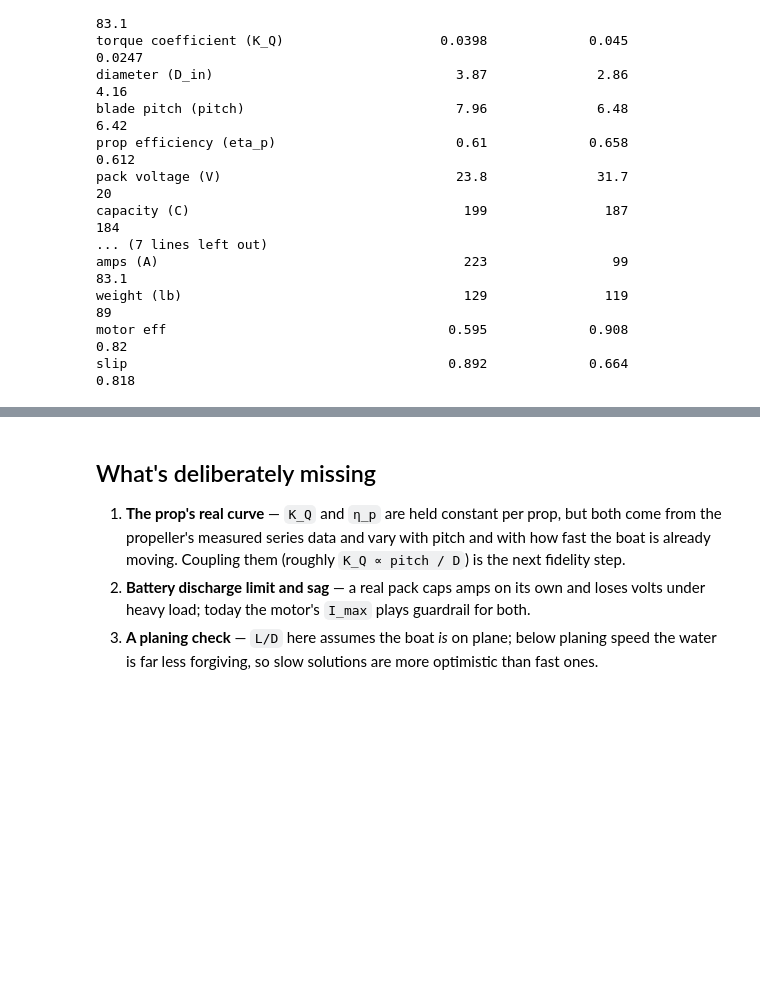
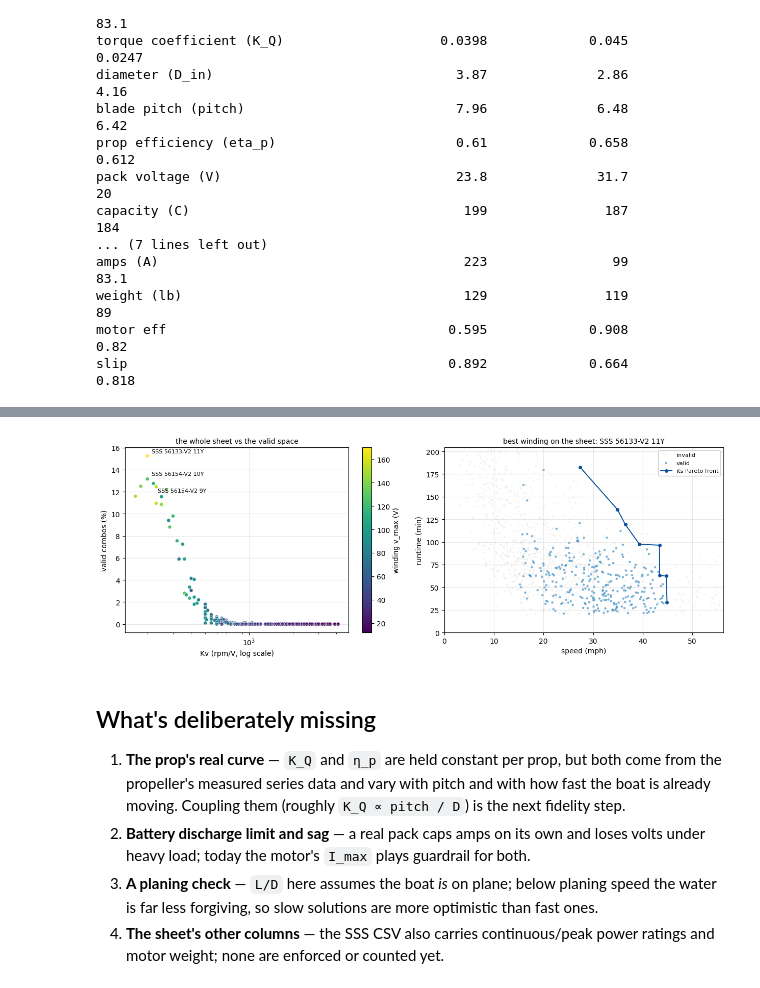
Before and after one commit to MarMar888/hav, a Jupyter notebook: optimization/willmarley.ipynb, the cells around one changed output, grey strips where cells are left out. Cells and saved outputs as stored; diff of their text form; code cells hidden in the pictures; blank space fills up the shorter version.

```diff
--- a/optimization/willmarley.ipynb
+++ b/optimization/willmarley.ipynb
@@ -679,3 +758,42 @@ slip                                         0.892             0.664
+# %%
+# the catalog in one picture, and what the best winding on the sheet can actually do
+fig, (ax1, ax2) = plt.subplots(1, 2, figsize=(12.5, 4.6))
+kv = np.array([s["m"]["Kv"] for s in summary])
+fr = np.array([s["frac"] for s in summary])
+vm = np.array([s["m"]["v_max"] for s in summary])
+sc = ax1.scatter(kv, fr * 100, c=vm, cmap="viridis", s=26, edgecolors="white", linewidths=0.4)
+ax1.set_xscale("log")
+for s, off in zip(summary[:3], [(6, 4), (6, 5), (6, -12)]):
+    ax1.annotate(s["m"]["name"], (s["m"]["Kv"], s["frac"] * 100),
+                 xytext=off, textcoords="offset points", fontsize=8)
+ax1.set_xlabel("Kv (rpm/V, log scale)"); ax1.set_ylabel("valid combos (%)")
+ax1.set_title("the whole sheet vs the valid space", fontsize=10)
+ax1.grid(alpha=0.3)
+fig.colorbar(sc, ax=ax1, label="winding v_max (V)")
+
+best = summary[0]["m"]
+res = run_winding(best)
+mphs = np.array([r["mph"] for r in res]); mins = np.array([r["minutes"] for r in res])
+okm = np.array([r["ok"] for r in res])
+ax2.scatter(mphs[~okm], mins[~okm], s=5, color="#d8d6cf", alpha=0.35, edgecolors="none", label="invalid")
+if okm.any():
+    ax2.scatter(mphs[okm], mins[okm], s=10, color="#4292c6", alpha=0.7, edgecolors="none", label="valid")
+    vi2 = np.where(okm)[0]
+    order2 = vi2[np.argsort(-mphs[vi2])]
+    front2, brt = [], -np.inf
+    for i in order2:
+        if mins[i] > brt:
+            front2.append(i); brt = mins[i]
+    ax2.plot(mphs[front2], mins[front2], "-o", color="#08519c", ms=4, lw=1.4, label="its Pareto front")
+    ax2.set_ylim(0, mins[okm].max() * 1.12)
+ax2.set_xlim(0, SANITY["max_speed_mph"] * 1.25)
+ax2.set_xlabel("speed (mph)"); ax2.set_ylabel("runtime (min)")
+ax2.set_title(f"best winding on the sheet: {best['name']}", fontsize=10)
+ax2.legend(loc="upper right", fontsize=8, framealpha=1)
+ax2.grid(alpha=0.3)
+plt.tight_layout(); plt.show()
+# %% [output]
+[figure, added]
 # %% [markdown]
 ## What's deliberately missing
 
@@ -686,3 +804,5 @@ slip                                         0.892             0.664
    under heavy load; today the motor's `I_max` plays guardrail for both.
 3. **A planing check** — `L/D` here assumes the boat *is* on plane; below planing speed the
    water is far less forgiving, so slow solutions are more optimistic than fast ones.
+4. **The sheet's other columns** — the SSS CSV also carries continuous/peak power ratings
+   and motor weight; none are enforced or counted yet.
```
Also changed, not shown: parts of 2 cells of this notebook, 3 other files.
